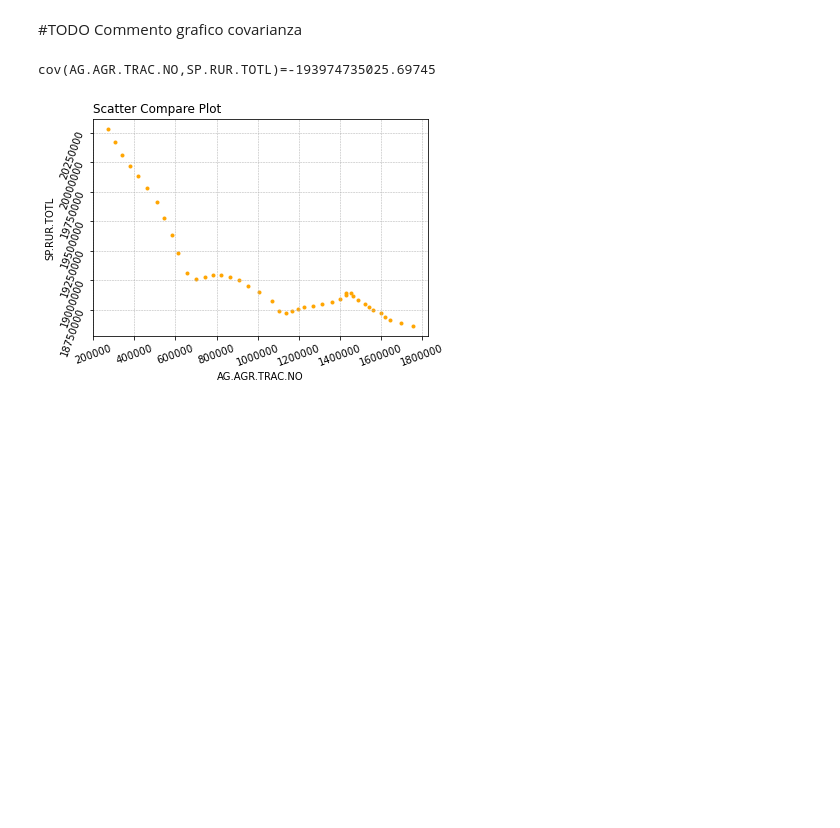
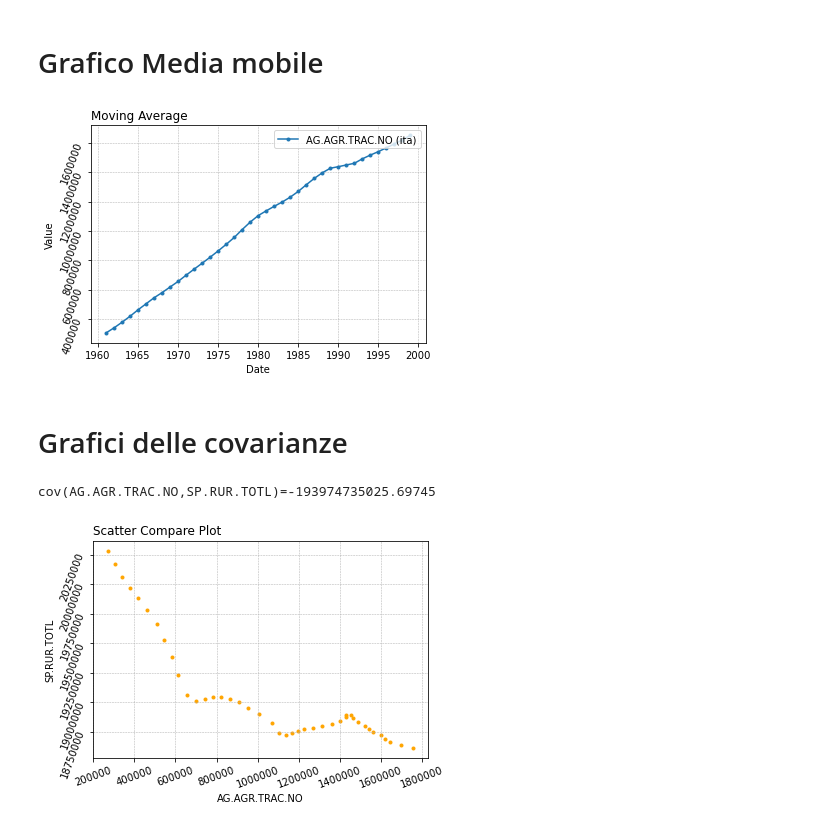
Before and after one commit to ElisaVerza/CPSProject, a Jupyter notebook: case_study.ipynb, the cells around one changed output. Cells and saved outputs as stored; diff of their text form; code cells hidden in the pictures; blank space fills up the shorter version.

```diff
--- a/case_study.ipynb
+++ b/case_study.ipynb
@@ -13,6 +22,12 @@ multi_indicator_plot(indicators).show()
 [figure]
-# %% [markdown]
-#TODO Commento grafico covarianza
+# %% [markdown]
+# Grafico Media mobile
+# %%
+media_mobile(ind_1, 'ita', 3).show()
+# %% [output]
+[figure, added]
+# %% [markdown]
+# Grafici delle covarianze
 # %%
 x_values = (ind_1, country)
 y_values = (ind_2, country)
```
Also changed, not shown: parts of 9 cells of this notebook, 20 other files.
